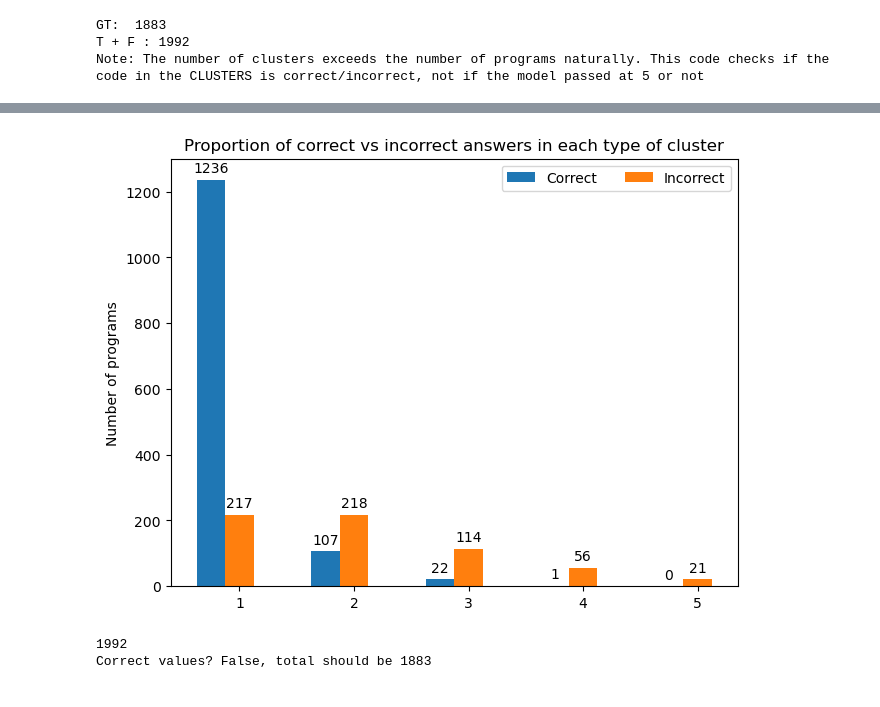
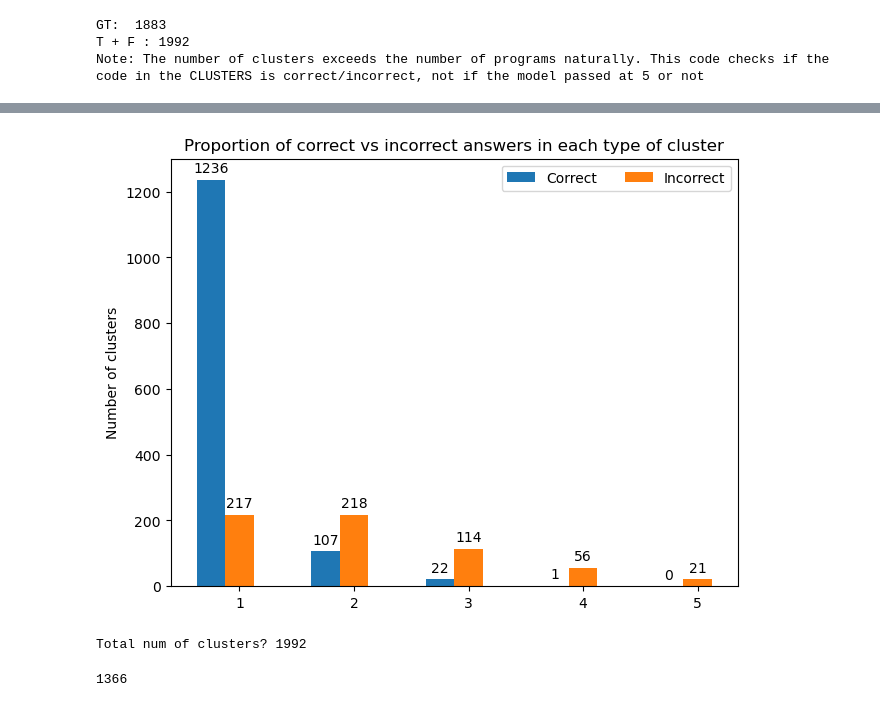
Before and after one commit to AK-Reid/tte, a Jupyter notebook: math-qa-generated-programs-data-analysis.ipynb, the cells around one changed output, grey strips where cells are left out. Drawn from its saved outputs; the diff is of its cells as text; code cells hidden in the pictures.

```diff
--- a/math-qa-generated-programs-data-analysis.ipynb
+++ b/math-qa-generated-programs-data-analysis.ipynb
@@ -10,0 +12,4 @@ data_path = "C:\\tte\\data\\sample-data\\basline_pass_5_ckpt_12k\\generated_prog
+# %%
+data_dir = "C:\\tte\\data\\sample-data\\basline_pass_5_ckpt_12k" #Widows
+json_file_path = data_dir + "\\generated_program_infos.json"
+stat_log_path = data_dir + "\\stat_log.json"
@@ -11,3 +25,3 @@ data_path = "C:\\tte\\data\\sample-data\\basline_pass_5_ckpt_12k\\generated_prog
 # %%
-json_data = pd.read_json(data_path)
+json_data = pd.read_json(json_file_path)
 # %%
@@ -722,41 +710,44 @@ Wall time: 9.51 ms
 # %%
 import numpy as np
 
 species = ("1", "2", "3", "4", "5")
 penguin_means = {
     'Correct': (cluster_1_correct, cluster_2_correct, cluster_3_correct, cluster_4_correct, cluster_5_correct),
     'Incorrect': (cluster_1_incorrect, cluster_2_incorrect, cluster_3_incorrect, cluster_4_incorrect, cluster_5_incorrect)
 }
 
 x = np.arange(len(species))  # the label locations
 width = 0.25  # the width of the bars
 multiplier = 0
 
 fig, ax = plt.subplots(layout='constrained')
 
 for attribute, measurement in penguin_means.items():
     offset = width * multiplier
     rects = ax.bar(x + offset, measurement, width, label=attribute)
     ax.bar_label(rects, padding=3)
     multiplier += 1
 
 # Add some text for labels, title and custom x-axis tick labels, etc.
-ax.set_ylabel('Number of programs')
+#plt.figure(figsize=(10,6))
+ax.set_ylabel('Number of clusters')
 ax.set_title('Proportion of correct vs incorrect answers in each type of cluster')
 ax.set_xticks(x + width, species)
 ax.legend(loc='upper right', ncols=3)
 ax.set_ylim(0, 1300)
 
 plt.show()
 # %% [output]
-[figure, old version]
+[figure, new version]
 # %%
 
 bs_check = bulk_sum(cluster_1_correct, cluster_2_correct, cluster_3_correct, cluster_4_correct, cluster_5_correct,
                    cluster_1_incorrect, cluster_2_incorrect, cluster_3_incorrect, cluster_4_incorrect, cluster_5_incorrect)
-print(bs_check)
 
-print(f"Correct values? {bs_check == len(clusters_dict)}, total should be {len(clusters_dict)}")
+print(f"Total num of clusters? {bs_check}")
 # %% [output]
-1992
-Correct values? False, total should be 1883
+Total num of clusters? 1992
+# %%
+print(len(filter_clusters(generated_programs_dict, clusters_dict, True, (1,4))))
+# %% [output]
+1366
```
Also changed, not shown: parts of 15 cells of this notebook, 39 other files.
